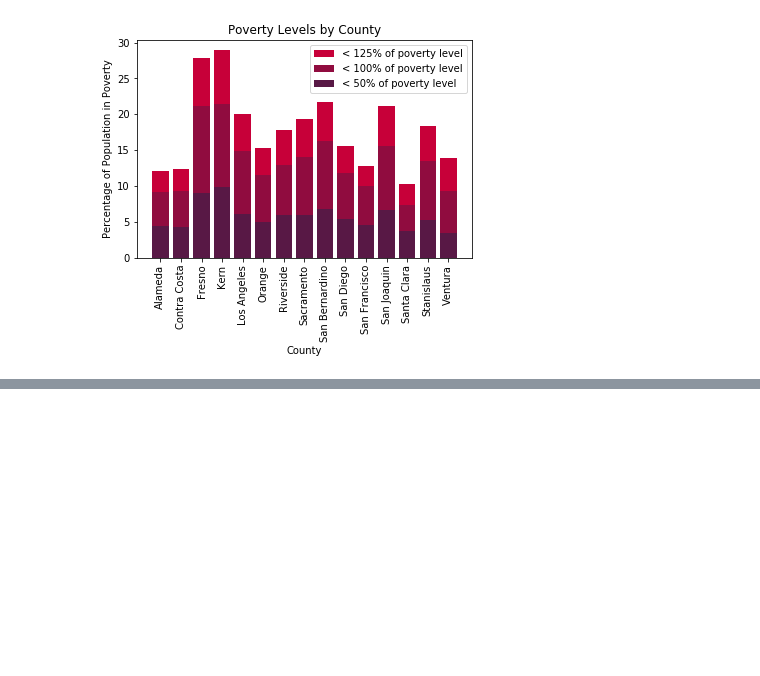
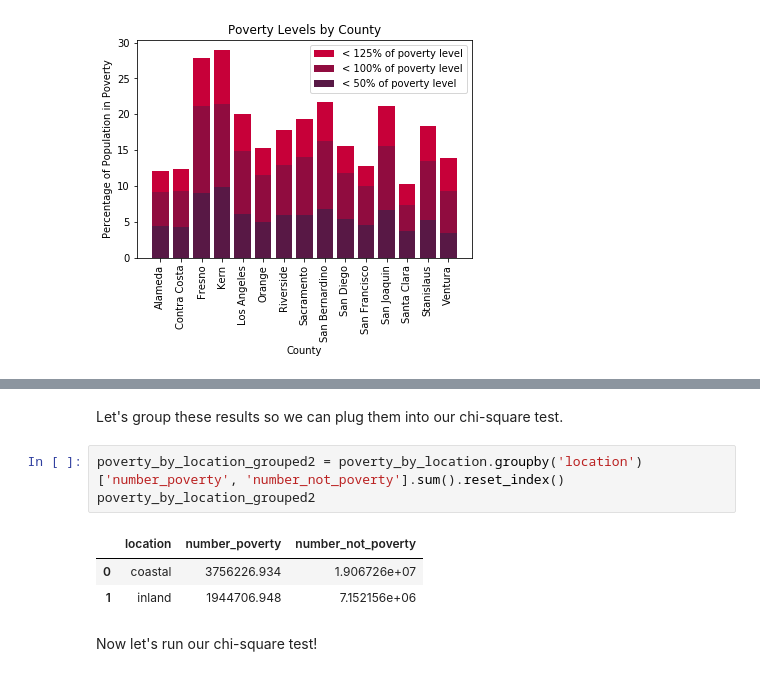
Before and after one commit to NWhite-7/Practice, a Jupyter notebook: ACS_CA_2017_analysis.ipynb, the cells around one changed output, grey strips where cells are left out. Saved outputs shown, nothing was run; the diff lists cells and outputs as text; blank space fills up the shorter version.

```diff
--- a/ACS_CA_2017_analysis.ipynb
+++ b/ACS_CA_2017_analysis.ipynb
@@ -211,0 +294,11 @@ We can see that Kern and Fresno counties have the highest rates of poverty, whil
+# %% [markdown]
+Let's group these results so we can plug them into our chi-square test.
+# %%
+poverty_by_location_grouped2 = poverty_by_location.groupby('location')['number_poverty', 'number_not_poverty'].sum().reset_index()
+poverty_by_location_grouped2
+# %% [output]
+|  | location | number_poverty | number_not_poverty |
+| 0 | coastal | 3756226.934 | 1.906726e+07 |
+| 1 | inland | 1944706.948 | 7.152156e+06 |
+# %% [markdown]
+Now let's run our chi-square test!
```
Also changed, not shown: parts of 11 cells of this notebook.
